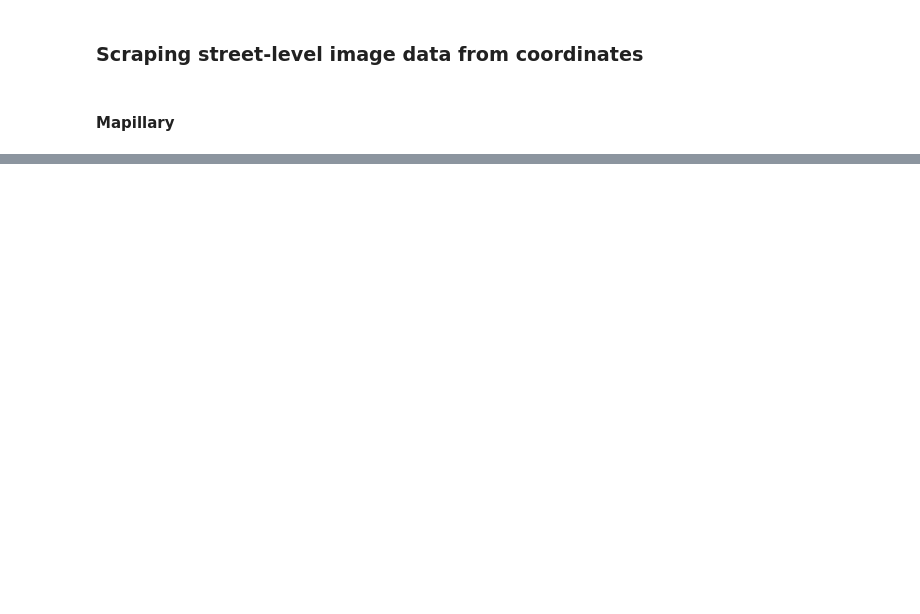
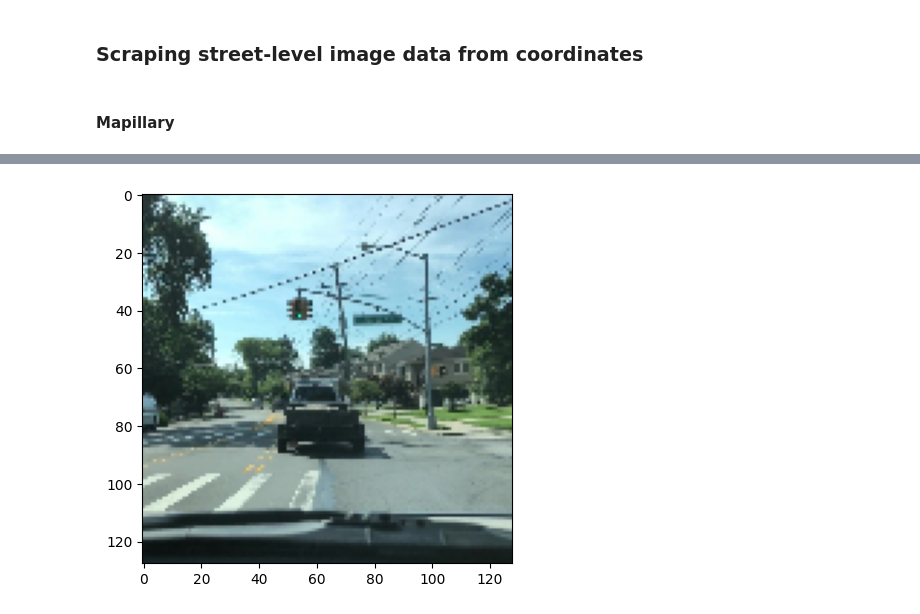
Before and after one commit to FlorSanders/RecogNYCe, a Jupyter notebook: develop.ipynb, the cells around one changed output, grey strips where cells are left out. Cells and saved outputs as stored; diff of their text form; code cells hidden in the pictures; blank space fills up the shorter version.

```diff
--- a/develop.ipynb
+++ b/develop.ipynb
@@ -108,0 +159,4 @@ Downloading images for Brooklyn - trying 825 coordinates
+# %%
+data_dir = "./data/mapillary"
+csv_path = os.path.join(data_dir, "data.csv")
+dataset = pd.read_csv(csv_path)
@@ -109,3 +179,13 @@ Downloading images for Brooklyn - trying 825 coordinates
+# %%
+boroughs = np.sort(dataset["borough"].unique())
+label_map = {}
+boroughs_map = {}
+for i, borough in enumerate(boroughs):
+    label_map[borough] = i
+# %%
+def borough_to_label(borough):
+    return label_map[borough]
+
+dataset["label"] = dataset["borough"].apply(borough_to_label)
 # %%
-dataset = pandas.read_csv(csv_path)
 dataset.head(10)
@@ -111,0 +204,22 @@ dataset.head(10)
+# %%
+img_paths = dataset["path"]
+labels = dataset["label"]
+
+def load_img(path, crop=True, resolution=128):
+    img = cv2.imread(path)
+    h, w, c = img.shape
+    d_min = min(h, w)
+    img_cropped = img[(h-d_min)//2:(h+d_min)//2, (w-d_min)//2:(w+d_min)//2, :]
+    img_scaled = cv2.resize(img_cropped, (resolution, resolution), interpolation= cv2.INTER_LINEAR)
+    return img_scaled
+
+def plot_img(img):
+    fig, ax = plt.subplots()
+    ax.imshow(img[:,:,::-1])
+    return fig, ax
+
+img = load_img(img_paths[0])
+fig, ax = plot_img(img)
+plt.show()
+# %% [output]
+[figure, added]
```
Also changed, not shown: parts of 21 cells of this notebook, 1 other file.
